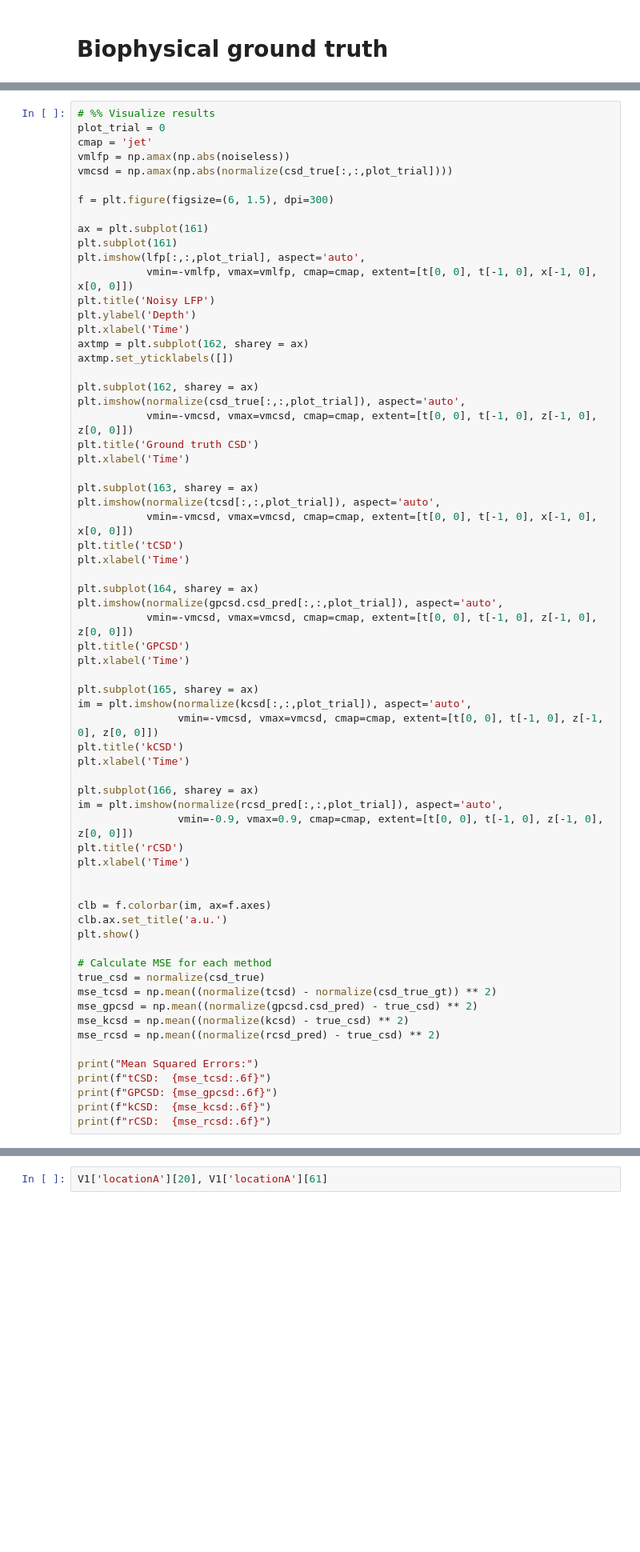
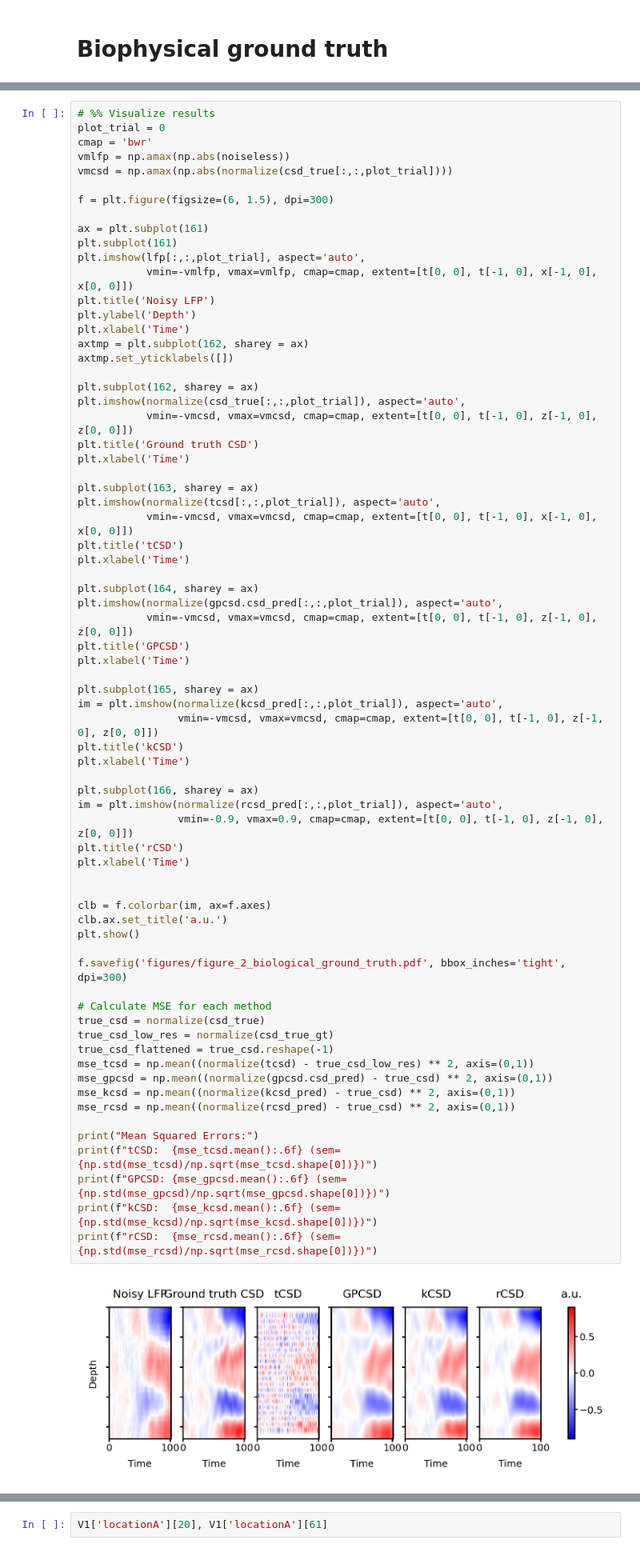
Before and after one commit to Qi-Xin/rCSD, a Jupyter notebook: simulated.ipynb, the cells around one changed output, grey strips where cells are left out. Shown at 80% size. Saved outputs shown, nothing was run; the diff lists cells and outputs as text; blank space fills up the shorter version.

```diff
--- a/simulated.ipynb
+++ b/simulated.ipynb
@@ -364,7 +417,7 @@ R, lambda : 100.0 6.812920690579615
 # %%
 # %% Visualize results
 plot_trial = 0
-cmap = 'jet'
+cmap = 'bwr'
 vmlfp = np.amax(np.abs(noiseless))
 vmcsd = np.amax(np.abs(normalize(csd_true[:,:,plot_trial])))
 
@@ -392,39 +445,44 @@ plt.imshow(normalize(tcsd[:,:,plot_trial]), aspect='auto',
 plt.title('tCSD')
 plt.xlabel('Time')
 
 plt.subplot(164, sharey = ax)
 plt.imshow(normalize(gpcsd.csd_pred[:,:,plot_trial]), aspect='auto',
            vmin=-vmcsd, vmax=vmcsd, cmap=cmap, extent=[t[0, 0], t[-1, 0], z[-1, 0], z[0, 0]])
 plt.title('GPCSD')
 plt.xlabel('Time')
 
 plt.subplot(165, sharey = ax)
-im = plt.imshow(normalize(kcsd[:,:,plot_trial]), aspect='auto',
+im = plt.imshow(normalize(kcsd_pred[:,:,plot_trial]), aspect='auto',
                 vmin=-vmcsd, vmax=vmcsd, cmap=cmap, extent=[t[0, 0], t[-1, 0], z[-1, 0], z[0, 0]])
 plt.title('kCSD')
 plt.xlabel('Time')
 
 plt.subplot(166, sharey = ax)
 im = plt.imshow(normalize(rcsd_pred[:,:,plot_trial]), aspect='auto',
                 vmin=-0.9, vmax=0.9, cmap=cmap, extent=[t[0, 0], t[-1, 0], z[-1, 0], z[0, 0]])
 plt.title('rCSD')
 plt.xlabel('Time')
 
 
 clb = f.colorbar(im, ax=f.axes)
 clb.ax.set_title('a.u.')
 plt.show()
 
+f.savefig('figures/figure_2_biological_ground_truth.pdf', bbox_inches='tight', dpi=300)
+
 # Calculate MSE for each method
 true_csd = normalize(csd_true)
-mse_tcsd = np.mean((normalize(tcsd) - normalize(csd_true_gt)) ** 2)
-mse_gpcsd = np.mean((normalize(gpcsd.csd_pred) - true_csd) ** 2)
-mse_kcsd = np.mean((normalize(kcsd) - true_csd) ** 2)
-mse_rcsd = np.mean((normalize(rcsd_pred) - true_csd) ** 2)
+true_csd_low_res = normalize(csd_true_gt)
+true_csd_flattened = true_csd.reshape(-1)
+mse_tcsd = np.mean((normalize(tcsd) - true_csd_low_res) ** 2, axis=(0,1))
+mse_gpcsd = np.mean((normalize(gpcsd.csd_pred) - true_csd) ** 2, axis=(0,1))
+mse_kcsd = np.mean((normalize(kcsd_pred) - true_csd) ** 2, axis=(0,1))
+mse_rcsd = np.mean((normalize(rcsd_pred) - true_csd) ** 2, axis=(0,1))
 
 print("Mean Squared Errors:")
-print(f"tCSD:  {mse_tcsd:.6f}")
-print(f"GPCSD: {mse_gpcsd:.6f}")
-print(f"kCSD:  {mse_kcsd:.6f}")
-print(f"rCSD:  {mse_rcsd:.6f}")
+print(f"tCSD:  {mse_tcsd.mean():.6f} (sem={np.std(mse_tcsd)/np.sqrt(mse_tcsd.shape[0])})")
+print(f"GPCSD: {mse_gpcsd.mean():.6f} (sem={np.std(mse_gpcsd)/np.sqrt(mse_gpcsd.shape[0])})")
+print(f"kCSD:  {mse_kcsd.mean():.6f} (sem={np.std(mse_kcsd)/np.sqrt(mse_kcsd.shape[0])})")
+print(f"rCSD:  {mse_rcsd.mean():.6f} (sem={np.std(mse_rcsd)/np.sqrt(mse_rcsd.shape[0])})")
 # %% [output]
+[figure, added]
```
Also changed, not shown: parts of 34 cells of this notebook, 7 other files.
